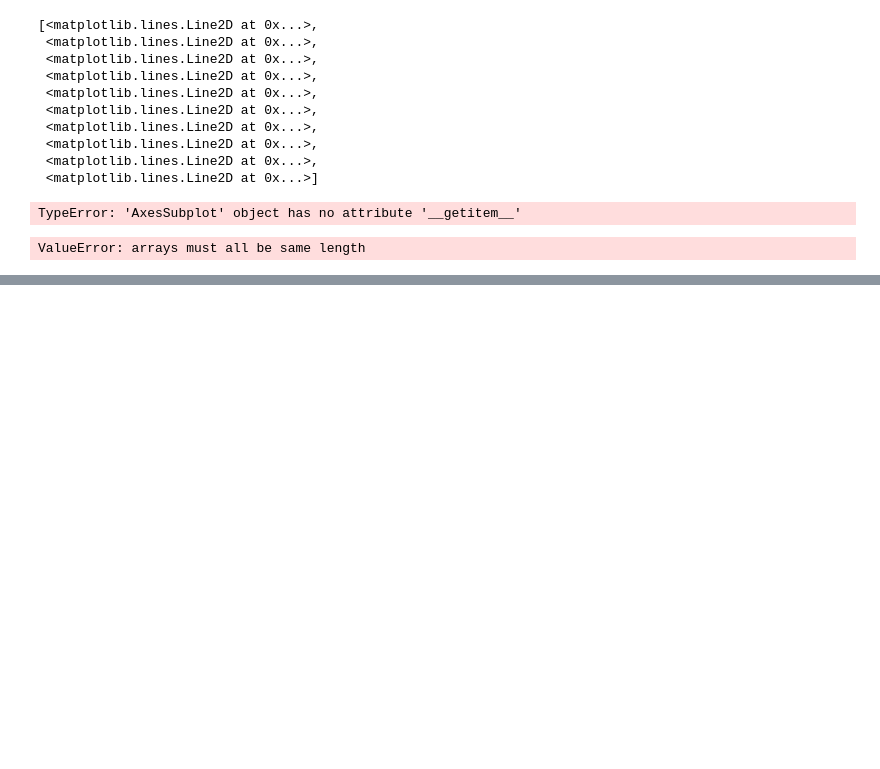
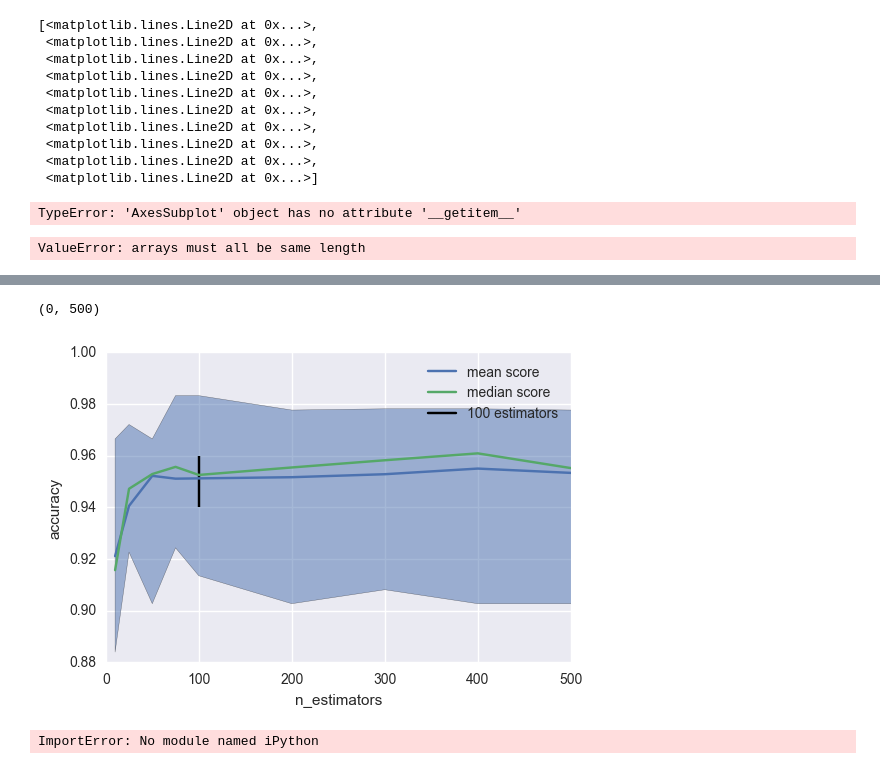
Before and after one commit to crawles/automl_service, a Jupyter notebook: modelling_and_usage.ipynb, the cells around one changed output, grey strips where cells are left out. Cells and saved outputs as stored; diff of their text form; code cells hidden in the pictures; blank space fills up the shorter version.

```diff
--- a/modelling_and_usage.ipynb
+++ b/modelling_and_usage.ipynb
@@ -398,0 +715,9 @@ ValueError: arrays must all be same length
+# %%
+X_train2 = np.hstack([X_train]*5)
+n_trees = [10,25,50,75,100,200,300,400,500,600,700,800,900,1000]
+scores2 = []
+for n in n_trees:
+    cl = RandomForestClassifier(n_estimators=n)
+    cl.fit(X_train2, y_train)
+    score = cross_val_score(cl, digits.data, digits.target, cv=10)
+    scores2.append(score)
@@ -398,0 +730,16 @@ ValueError: arrays must all be same length
+# %%
+scores2 = np.array(scores2)
+scores_mean = scores2.mean(axis=1)
+scores_median = np.median(scores2, axis=1)
+scores_std = scores2.std(axis=1)
+plt.plot(n_trees, scores_mean, label='mean score')
+plt.fill_between(n_trees, scores_min, scores_max, alpha=0.5)
+plt.plot(n_trees, scores_median, label='median score')
+plt.vlines(100, 0.94, 0.96, label='100 estimators')
+plt.xlabel('n_estimators')
+plt.ylabel('accuracy')
+plt.legend()
+plt.xlim(0,500)
+# %% [output]
+(0, 500)
+[figure, added]
@@ -398,0 +766,6 @@ ValueError: arrays must all be same length
+# %%
+import traitlets
+import iPython
+iPython.__version__
+# %% [output]
+ImportError: No module named iPython
```
Also changed, not shown: parts of 23 cells of this notebook, 5 other files.
